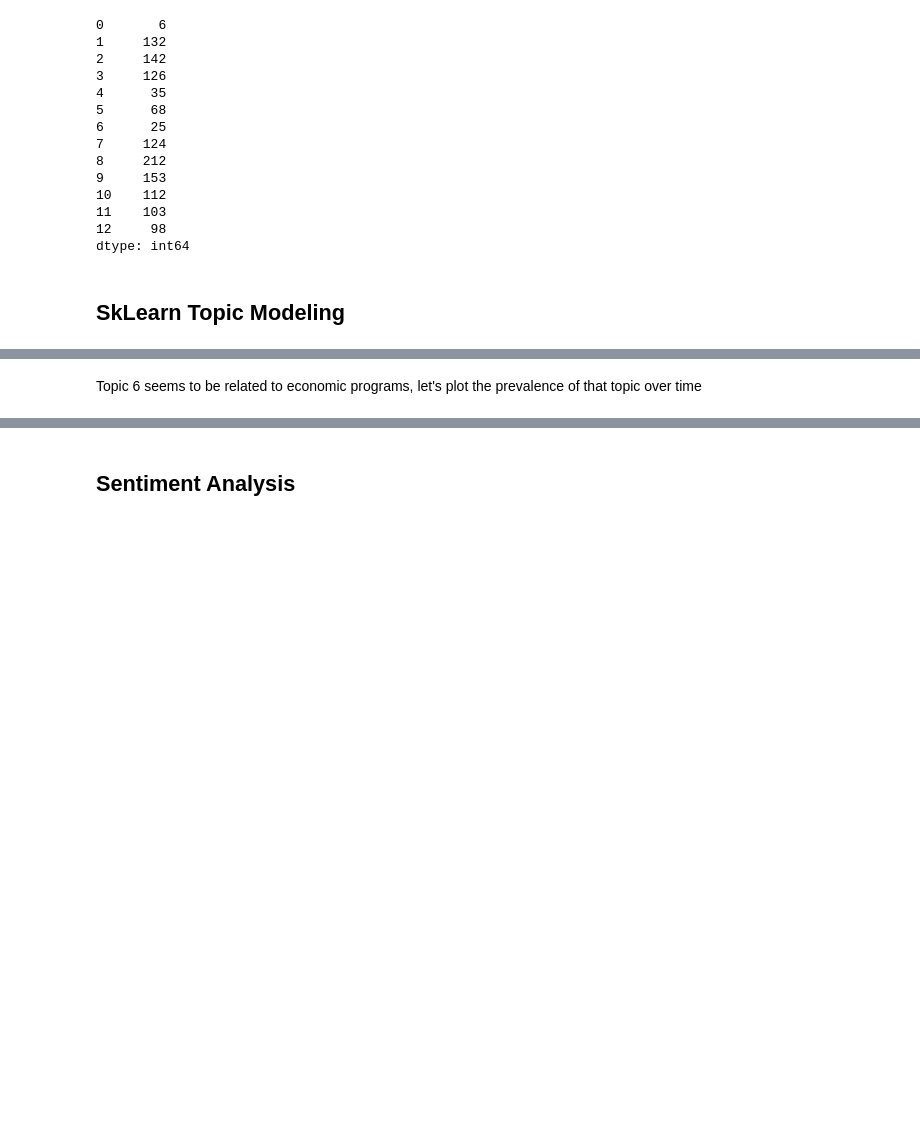
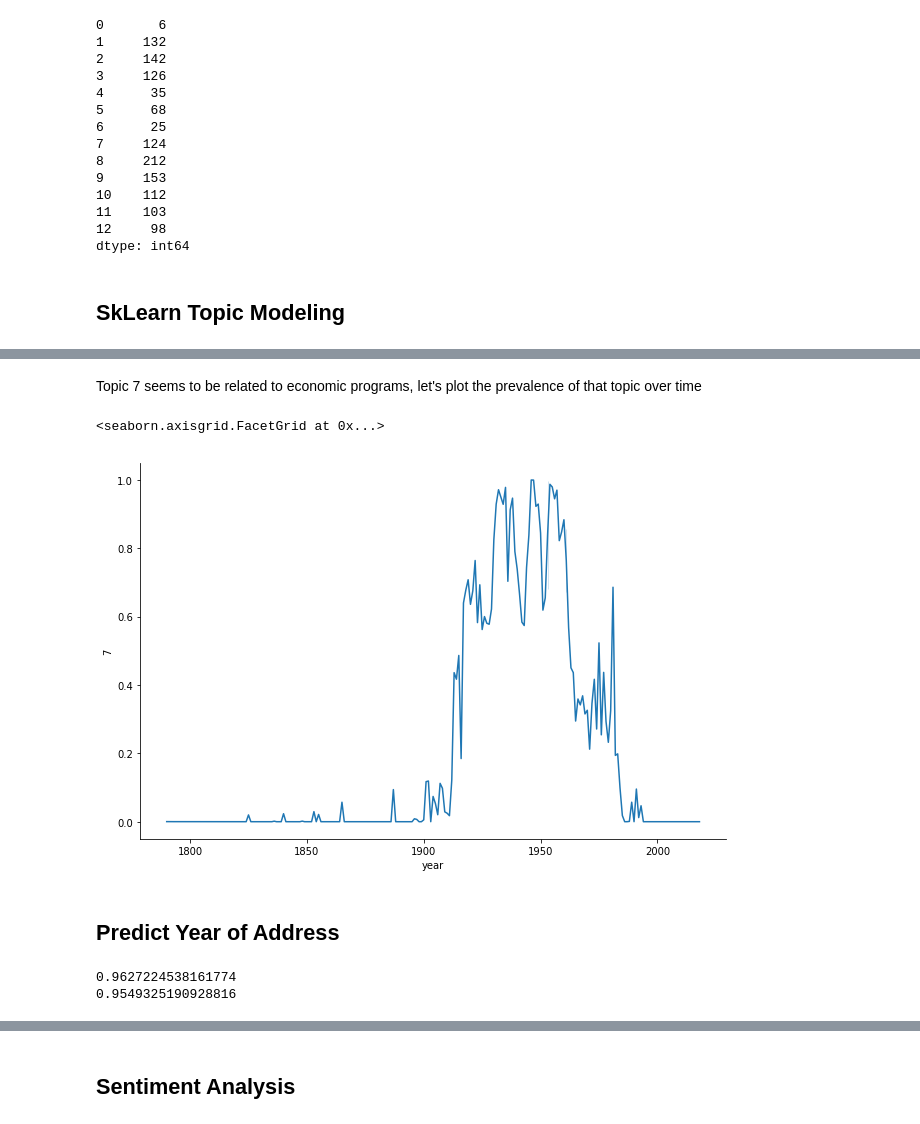
Before and after one commit to jessecambon/Data-Science-Sandbox, a Jupyter notebook: source/state_of_union_v2.ipynb, the cells around one changed output, grey strips where cells are left out. Cells and saved outputs as stored; diff of their text form; code cells hidden in the pictures; blank space fills up the shorter version.

```diff
--- a/source/state_of_union_v2.ipynb
+++ b/source/state_of_union_v2.ipynb
@@ -314,5 +327,10 @@ Topic 9: tariff price duty present manufacture bond taxation treasury purchase w
 # %% [markdown]
-Topic 6 seems to be related to economic programs, let's plot the prevalence of that topic over time
+Topic 7 seems to be related to economic programs, let's plot the prevalence of that topic over time
 # %%
-sns.relplot(x="year",y=6,data=doc_topic,kind="line",height=6,aspect=1.5)
-plt.xlim(1900,2000)
+sns.relplot(x="year",y=7,data=doc_topic,kind="line",height=6,aspect=1.5)
+#plt.xlim(1900,2000)
+# %% [output]
+<seaborn.axisgrid.FacetGrid at 0x...>
+[figure, added]
+# %% [markdown]
+## Predict Year of Address
@@ -318,0 +346,9 @@ plt.xlim(1900,2000)
+# %%
+LASSOreg = LassoCV(cv=5, random_state=0).fit(X_train, y_train)
+
+# Print train and test R^2
+print(LASSOreg.score(X_train,y_train))
+print(LASSOreg.score(X_test,y_test))
+# %% [output]
+0.9627224538161774
+0.9549325190928816
```
Also changed, not shown: parts of 26 cells of this notebook.
